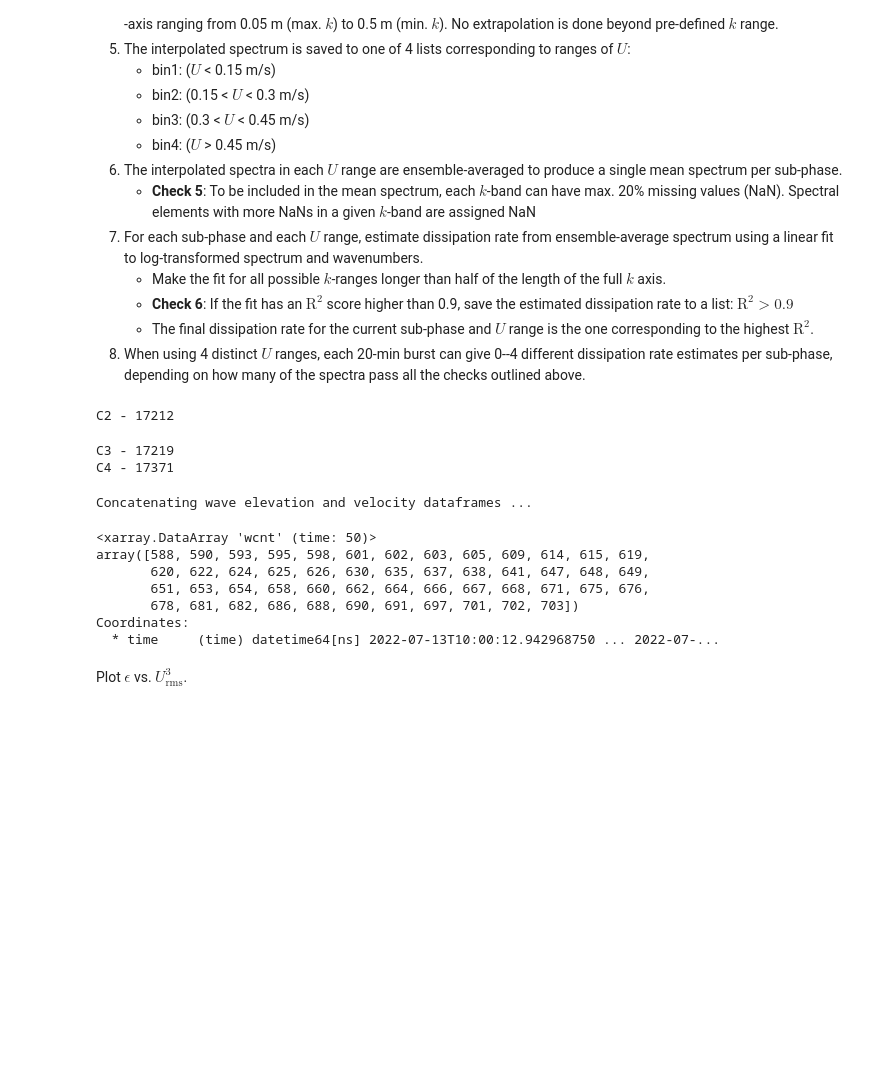
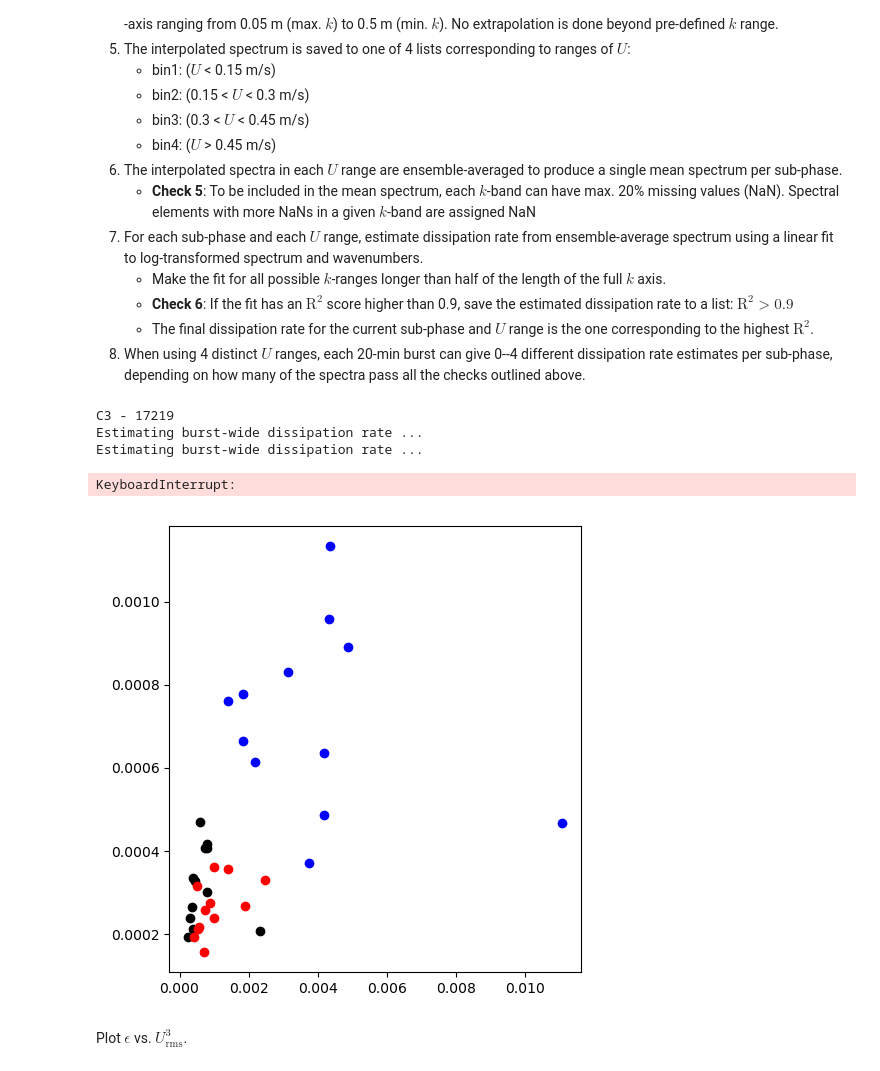
Before and after one commit to mikapm/pyROXSI, a Jupyter notebook: roxsi_pyfuns/notebooks/phase_resolved_diss.ipynb, the cells around one changed output. Saved outputs shown, nothing was run; the diff lists cells and outputs as text; code cells hidden in the pictures; blank space fills up the shorter version.

```diff
--- a/roxsi_pyfuns/notebooks/phase_resolved_diss.ipynb
+++ b/roxsi_pyfuns/notebooks/phase_resolved_diss.ipynb
@@ -70,8 +70,10 @@ List of processing steps:
 8. When using 4 distinct $U$ ranges, each 20-min burst can give 0--4 different dissipation rate estimates per sub-phase, depending on how many of the spectra pass all the checks outlined above.
 # %%
 # Serial numbers and corresponding mooring IDs
-mids = ['C2', 'C3', 'C4']
-sers = ['17212', '17219', '17371']
+# mids = ['C2', 'C3', 'C4']
+# sers = ['17212', '17219', '17371']
+mids = ['C3', 'L1']
+sers = ['17219', '6338']
 fs = 16 # Sampling freq
 # Define number of sub-segments per wave cycle (should be even)
 ncyc = 8
@@ -87,18 +89,21 @@ nhours = 6 # No. of hours to process at once
 t1 = t0 + pd.Timedelta(hours=nhours)
 spd = 60 * 60 * 24 # Seconds per day
 # Define expected headings in PCA coordinates for C2 & C3
-heading_exp = {'C2': -125, 'C3': -90, 'C4': None}
+heading_exp = {'C2': -125, 'C3': -90, 'C4': None, 'L2': None, 'L1': None}
 
 # Lists for hourly burst averages
 wave_int_e = {'{}'.format(m): [] for m in mids} # Interpolated wave elevations
 wave_int_u = {'{}'.format(m): [] for m in mids} # Interpolated wave u velocities
 wave_int_v = {'{}'.format(m): [] for m in mids} # Interpolated wave v velocities
 wave_int_w = {'{}'.format(m): [] for m in mids} # Interpolated wave w velocities
+eps_lt83 = {'{}'.format(m): [] for m in mids}
 # Dataframes for burst-average dissipation and U_rms
 time_range = pd.date_range(t0, t1, freq='1H') # Time index
 nt = len(time_range)
 dfbd = {'{}'.format(m): pd.DataFrame(data=np.ones(nt)*np.nan, index=time_range) for m in mids}
 dfbu = {'{}'.format(m): pd.DataFrame(data=np.ones(nt)*np.nan, index=time_range) for m in mids}
+# Burst-wide dissipation rates following Lumley & Terray (1983)
+dfbd83 = {'{}'.format(m): pd.DataFrame(data=np.ones(nt)*np.nan, index=time_range) for m in mids}
 # Dissipation rates per wave-cycle subsegment
 diss_subseg = {'{}'.format(m): {} for m in mids}
 U_subseg = {'{}'.format(m): {} for m in mids}
@@ -168,11 +173,13 @@ for mid, ser in zip(mids, sers):
         # x vel, despiked
         uxd = seg.uxd.to_dataframe() # Convert to pandas
         uxd = uxd.interpolate(method='bfill').interpolate('ffill')
-        uxd -= uxd.mean()
+        uxm = uxd.mean().item()
+        uxd -= uxm
         # y vel, despiked
         uyd = seg.uyd.to_dataframe() # Convert to pandas
         uyd = uyd.interpolate(method='bfill').interpolate('ffill')
-        uyd -= uyd.mean()
+        uym = uyd.mean().item()
+        uyd -= uym
         # z vel, despiked
         uzd = seg.uzd.to_dataframe() # Convert to pandas
         uzd = uzd.interpolate(method='bfill').interpolate('ffill')
@@ -185,13 +192,24 @@ for mid, ser in zip(mids, sers):
                                            # print_msg=True,
                                            )
         # Estimate U-rms for burst
-        uspec = rpws.spec_uvz(ucs, fs=16)
-        vspec = rpws.spec_uvz(uls, fs=16)
+        uspec = rpws.spec_uvz(ucs, fs=16, fmerge=5)
+        vspec = rpws.spec_uvz(uls, fs=16, fmerge=5)
         m0u = rpws.spec_moment(uspec.Ezz.values, uspec.freq.values, 0)
         m0v = rpws.spec_moment(vspec.Ezz.values, vspec.freq.values, 0)
         Urms = np.sqrt(2 * (m0u + m0v))
+        Uburst = np.sqrt(uxm**2 + uym**2)
         # Estimate full w-spectrum (testing)
-        wspec = rpws.spec_uvz(uw, fs=16)
+        wspec = rpws.spec_uvz(uw, fs=16, fmerge=5)
+
+        # Estimate full burst dissipation rate following
+        # Lumley & Terray (1983) and Trowbridge & Elgar (2001)
+        print('Estimating burst-wide dissipation rate ...')
+        eps, r2, cf = rpt.dissipation_rate_LT83(f=wspec.freq.values.squeeze(),
+                                                spec=wspec.Ezz.values.squeeze(),
+                                                U=Uburst, sigma=np.sqrt(m0u+m0v),
+                                                skip_f=10)
+        eps_lt83[mid].append(eps)
+        dfbd83[mid].loc[t0b] = eps
 
         # Get zero-crossings, min. 4-sec waves
         zc, Hw, Hc, Ht = rpzc.get_waveheights(eta.values, method='up', minlen=4*16)
@@ -528,8 +546,10 @@ for mid in mids:
 # Average wave phase vs. dissipation rate plot
 cs = ['k', 'b', 'r']
 lss = ['-', '--', ':']
-fn_fig_2 = os.path.join(figdir, 'ens_avg_diss_{}_{}h_ubins_{}_fit_{}.pdf'.format(
-    t0.strftime('%Y%m%d_%H%M'), nhours, nbins, fit))
+mstr = ''.join(mids) # String joining all mooring IDs for figure fname
+fn_fig_2 = os.path.join(figdir,
+    'ens_avg_diss_{}_{}_{}h_ubins_{}_fit_{}.pdf'.format(
+        mstr, t0.strftime('%Y%m%d_%H%M'), nhours, nbins, fit))
 if plot2 and not os.path.isfile(fn_fig_2):
     fig, axes = plt.subplots(figsize=(5,6), nrows=3, sharex=True)
     for ax in axes:
@@ -552,10 +572,10 @@ if plot2 and not os.path.isfile(fn_fig_2):
             # All epsilon values for current phase subsection
             eps = diss_subseg[mid]['{}/{}'.format(n, ncyc)]
             # Centered x-locations
-            positions = [n*2*np.pi/ncyc - np.pi/(ncyc) - (np.pi/16)*(2-(m+1))]
+            position = [n*2*np.pi/ncyc - np.pi/(ncyc) - (np.pi/16)*(2-(m+1))]
             # Box plot of epsilon range
             # axes[2].boxplot(x=eps, positions=positions, color=cs[m])
-            rppl.box_plot(ax=axes[2], data=eps, positions=positions,
+            rppl.box_plot(ax=axes[2], data=eps, positions=position,
                 edge_color=cs[m], fill_color='white', showfliers=False)
 
     # Set x axis labels as multiples of pi
@@ -590,22 +610,22 @@ if plot2 and not os.path.isfile(fn_fig_2):
     plt.savefig(fn_fig_2, bbox_inches='tight', dpi=300)
     plt.close()
 # %% [output]
-C2 - 17212
+C3 - 17219
+Estimating burst-wide dissipation rate ...
+Estimating burst-wide dissipation rate ...
-C3 - 17219
-C4 - 17371
+KeyboardInterrupt:
-Concatenating wave elevation and velocity dataframes ...
-# %%
-dsk
-wcnt
-dss['q{}'.format(4)].wcnt
-# %% [output]
-<xarray.DataArray 'wcnt' (time: 50)>
-array([588, 590, 593, 595, 598, 601, 602, 603, 605, 609, 614, 615, 619,
-       620, 622, 624, 625, 626, 630, 635, 637, 638, 641, 647, 648, 649,
-       651, 653, 654, 658, 660, 662, 664, 666, 667, 668, 671, 675, 676,
-       678, 681, 682, 686, 688, 690, 691, 697, 701, 702, 703])
-Coordinates:
-  * time     (time) datetime64[ns] 2022-07-13T10:00:12.942968750 ... 2022-07-...
+# %%
+fig, ax = plt.subplots(figsize=(5,5))
+cs = ['k', 'b', 'r']
+for mi, mid in enumerate(mids):
+    x = dfbd83[mid]
+    y = dfbd[mid]
+    ax.scatter(x, y, color=cs[mi])
+
+plt.tight_layout()
+plt.show()
+# %% [output]
+[figure, added]
 # %% [markdown]
 Plot $\epsilon$ vs. $U_\mathrm{rms}^3$.
 # %%
```
Also changed, not shown: parts of 4 cells of this notebook.
